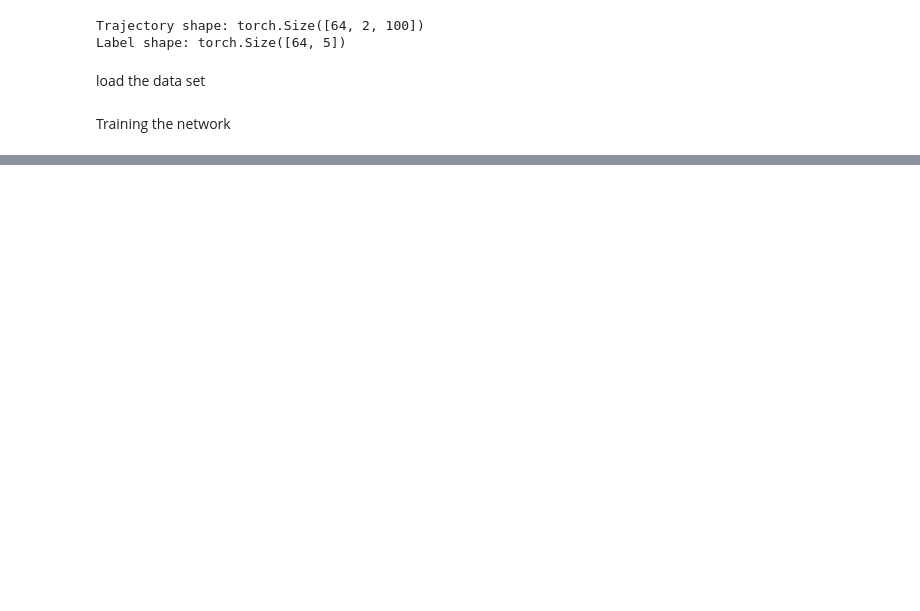
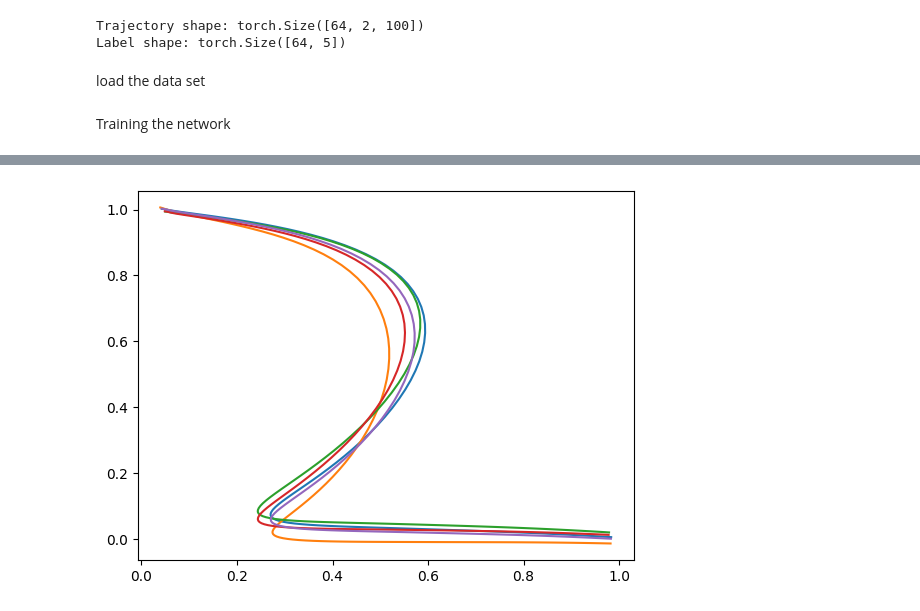
Before and after one commit to xu-george/VAE_DMP_mani_new, a Jupyter notebook: number_write_task/cVAE_basic.ipynb, the cells around one changed output, grey strips where cells are left out. Drawn from its saved outputs; the diff is of its cells as text; code cells hidden in the pictures; blank space fills up the shorter version.

```diff
--- a/number_write_task/cVAE_basic.ipynb
+++ b/number_write_task/cVAE_basic.ipynb
@@ -399,0 +407,25 @@ tensor(0.1305, device='cuda:0')
+# %%
+# generate the data
+cvae_net.eval()
+# show generated data
+start = np.array([0, 1])
+ends = np.array([1, 0])
+end_range = 0.3
+end_offset = 0
+
+test_number = 1
+gen_number = 5
+
+errors = []
+for i in range(gen_number):
+    end = ends + end_range * (np.random.rand(2) - 0.5) + end_offset
+
+    # combine the number and the end position
+    condition = np.concatenate((np.array([test_number]), start, end), dtype=np.float32)
+    data = cvae_net.generate(condition)
+    traj = data.detach().cpu().numpy()
+    # denormalize the data
+    traj = train_dataset.denormalize_data(traj)[0]
+    plt.plot(traj[0, :], traj[1, :])
+# %% [output]
+[figure, added]
```
Also changed, not shown: parts of 11 cells of this notebook, 6 other files.
